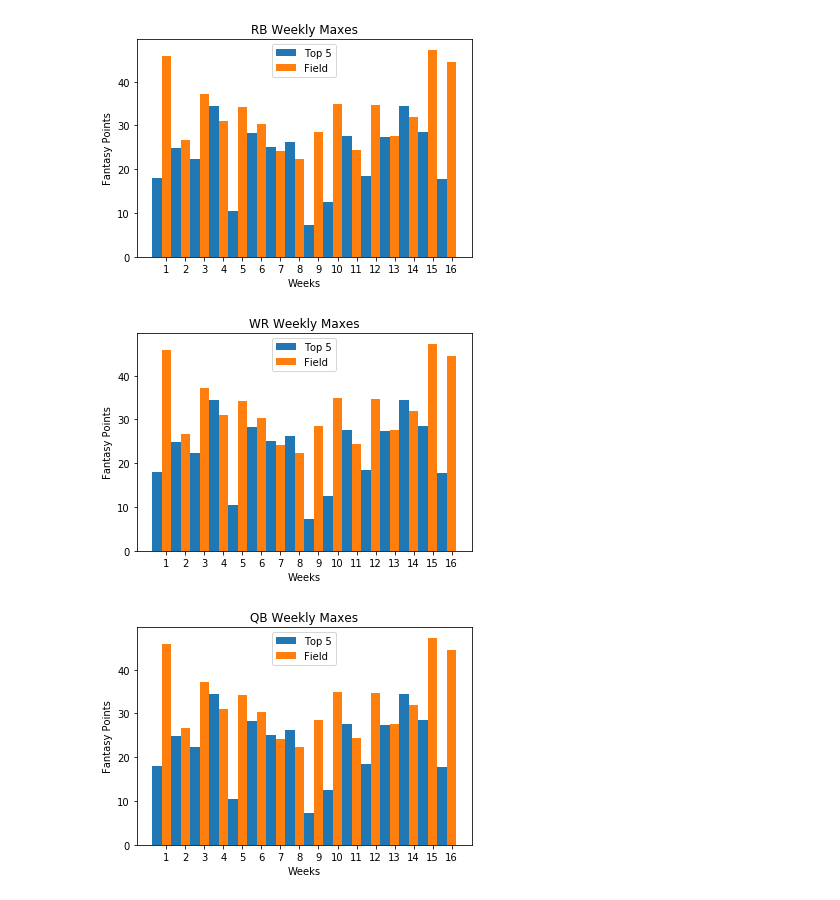
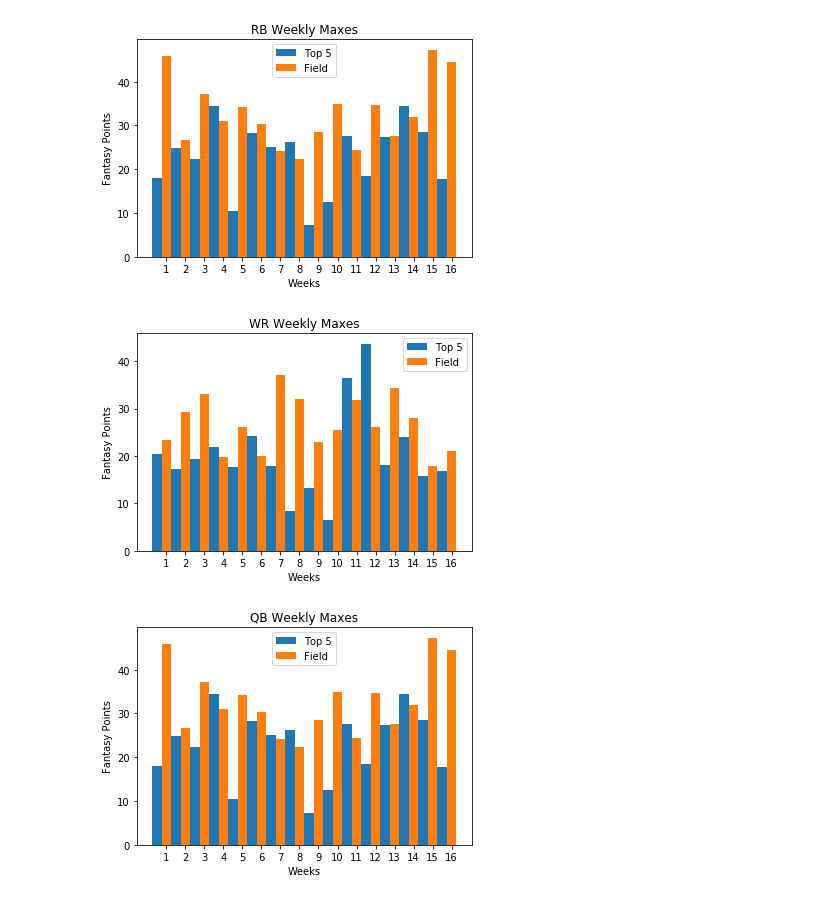
Before and after one commit to MTMUTH/Group_Project_01, a Jupyter notebook: FFL_CleanData_BB_v2.ipynb, the cells around one changed output. Cells and saved outputs as stored; diff of their text form; code cells hidden in the pictures.

Commit message:
Upload Weekly WR Max Graph

```diff
--- a/FFL_CleanData_BB_v2.ipynb
+++ b/FFL_CleanData_BB_v2.ipynb
@@ -399,25 +399,27 @@ plt.show()
 # %%
 #WR Weekly Maxes
 
 N = 16
-Top5_WR = (17.9, 24.8, 22.3	,34.5, 10.5, 28.3, 25.0, 26.3, 7.2, 12.6, 27.7, 18.4, 27.3, 34.4, 28.6, 17.7)
-Field_WR = (45.8, 26.6, 37.1, 31.0, 34.3, 30.4, 24.1, 22.4, 28.4, 35.0, 24.3, 34.7, 27.7, 31.9, 47.3, 44.6)
+Top5_WR = (20.5, 17.2, 19.4, 22.0, 17.7, 24.2, 17.9, 8.3, 13.3, 6.4, 36.5, 43.7, 18.1, 24.0, 15.7, 16.8)
+Field_WR = (23.3, 29.3, 33.0, 19.7, 26.1, 20.1, 37.2, 32.0, 23.0, 25.5, 31.8, 26.1, 34.4, 28.1, 17.9, 21.1)
 
 ind = np.arange(N)
 width = 0.50
 plt.bar(ind, Top5_WR, width, label='Top 5')
 plt.bar(ind + width, Field_WR, width,
     label='Field')
 
 plt.xlabel('Weeks')
 plt.ylabel('Fantasy Points')
 plt.title('WR Weekly Maxes')
 
 plt.xticks(ind + width / 1, ('1', '2', '3', '4', '5', '6', '7', '8', '9', '10', '11', '12', '13', '14', '15', '16'))
 plt.legend(loc='best')
+
+plt.savefig('WR_Weekly_Maxes.png')
 plt.show()
 # %% [output]
-[figure, old version]
+[figure, new version]
 # %%
 #QB Weekly Maxes
 N = 16
```
Also changed, not shown: 1 other file.
